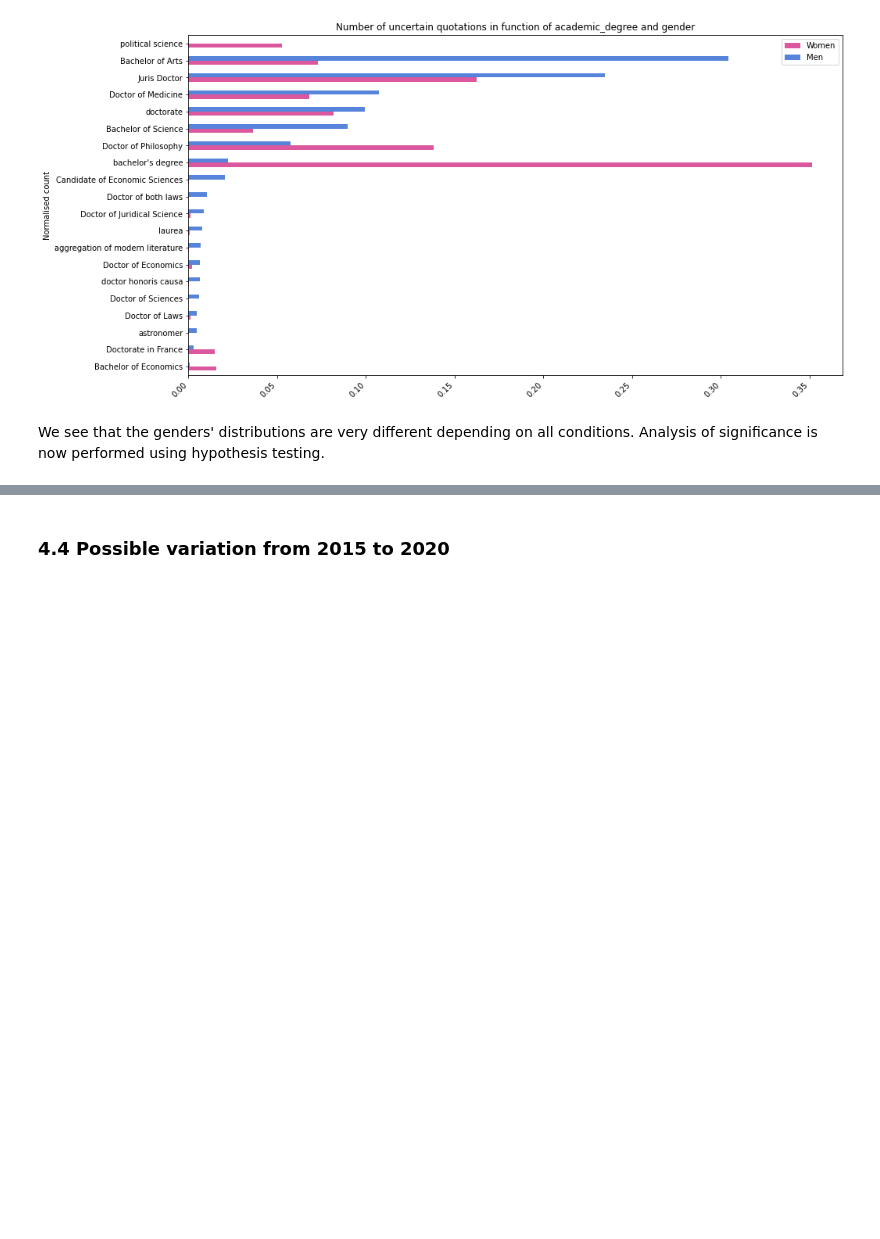
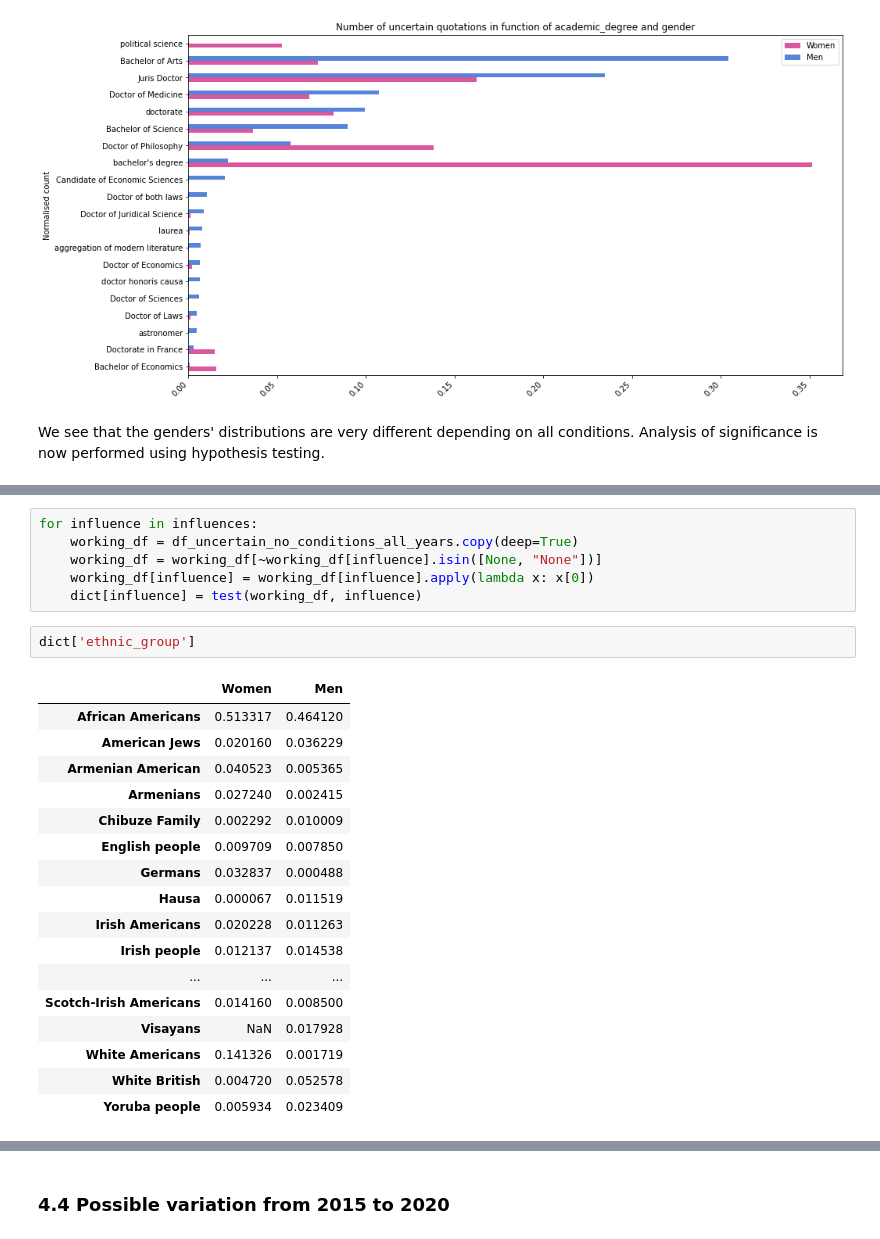
Before and after one commit to coraliegrobel/ada-2021-project-sv4ever, a Jupyter notebook: ada_main.ipynb, the cells around one changed output, grey strips where cells are left out. Cells and saved outputs as stored; diff of their text form; blank space fills up the shorter version.

Commit message:
chi squared test part 4

```diff
--- a/ada_main.ipynb
+++ b/ada_main.ipynb
@@ -1026,0 +1051,26 @@ We see that the genders' distributions are very different depending on all condi
+# %%
+for influence in influences:
+    working_df = df_uncertain_no_conditions_all_years.copy(deep=True)
+    working_df = working_df[~working_df[influence].isin([None, "None"])]
+    working_df[influence] = working_df[influence].apply(lambda x: x[0])
+    dict[influence] = test(working_df, influence)
+# %%
+dict['ethnic_group']
+# %% [output]
+|  | Women | Men |
+| African Americans | 0.513317 | 0.464120 |
+| American Jews | 0.020160 | 0.036229 |
+| Armenian American | 0.040523 | 0.005365 |
+| Armenians | 0.027240 | 0.002415 |
+| Chibuze Family | 0.002292 | 0.010009 |
+| English people | 0.009709 | 0.007850 |
+| Germans | 0.032837 | 0.000488 |
+| Hausa | 0.000067 | 0.011519 |
+| Irish Americans | 0.020228 | 0.011263 |
+| Irish people | 0.012137 | 0.014538 |
+| ... | ... | ... |
+| Scotch-Irish Americans | 0.014160 | 0.008500 |
+| Visayans | NaN | 0.017928 |
+| White Americans | 0.141326 | 0.001719 |
+| White British | 0.004720 | 0.052578 |
+| Yoruba people | 0.005934 | 0.023409 |
```
Also changed, not shown: parts of 10 cells of this notebook.
